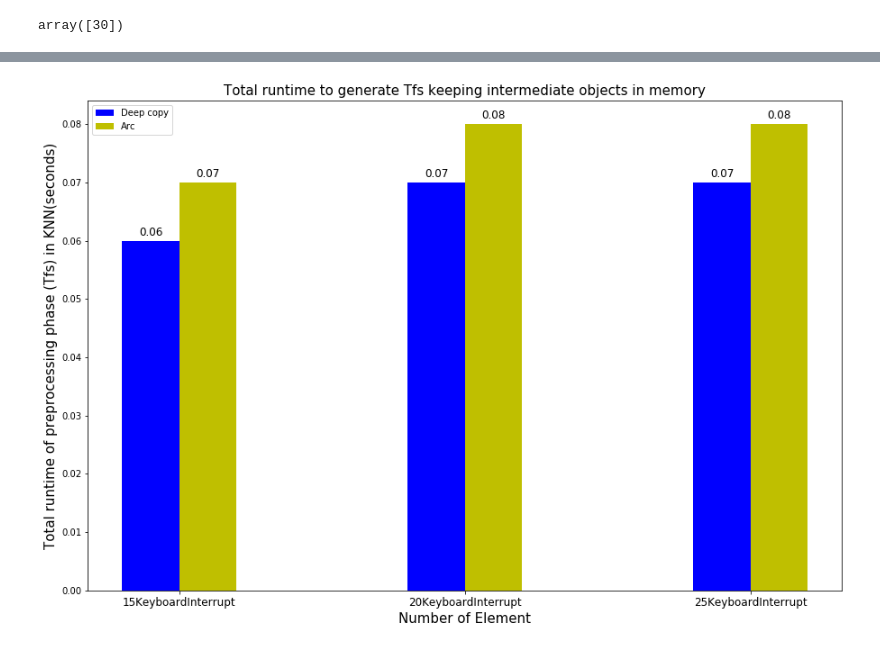
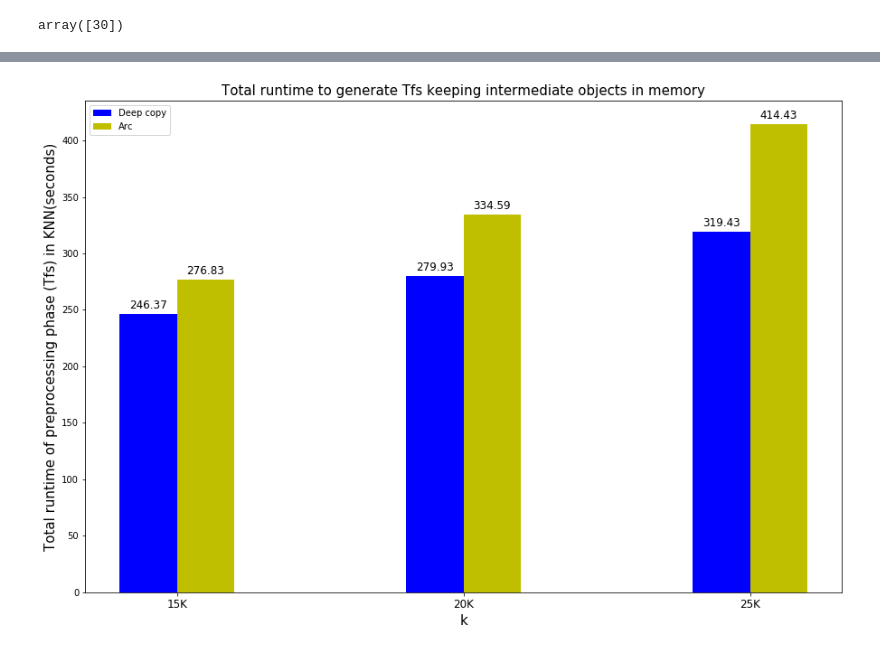
Before and after one commit to ShinsakuOkazaki/master-thesis, a Jupyter notebook: project/rust_knn_streaming/analysis/runtime_analysis.ipynb, the cells around one changed output, grey strips where cells are left out. Cells and saved outputs as stored; diff of their text form; code cells hidden in the pictures.

```diff
--- a/project/rust_knn_streaming/analysis/runtime_analysis.ipynb
+++ b/project/rust_knn_streaming/analysis/runtime_analysis.ipynb
@@ -76,8 +73,10 @@ array([30])
 # %%
 # method & n_batch & k -> total, preprocess_time, query_time, mean(total), mean(preprocess), mean(queer)
 # %%
+load_cols = ["load_time" + str(i) for i in range(8)]
 preprocess_cols = ["preprocess_time" + str(i) for i in range(8)]
 query_cols = ["query_time" + str(i) for i in range(8)]
+combine_cols = ["combine_time" + str(i) for i in range(8)]
 total_col = ["total"]
 
-agg_v = df.groupby(["method", "strategy","n_batch", "k", "n_neighbors"])[preprocess_cols + query_cols + total_col]
+agg_v = df.groupby(["method", "strategy","n_batch", "k", "n_neighbors"])[load_cols + preprocess_cols + query_cols + combine_cols + total_col]
@@ -132,7 +133,7 @@ m_query
 # %%
 # n_neighbors does not have impact to runtime performance
 # %%
-agg_v = df.groupby(["method", "strategy", "n_batch", "k"])[preprocess_cols + query_cols + total_col]
+agg_v = df.groupby(["method", "strategy", "n_batch", "k"])[load_cols + preprocess_cols + query_cols + combine_cols + total_col]
 # %%
 agg_mean = agg_v.mean()
 # %%
@@ -206,5 +201,10 @@ array([66262.8, 71419.8, 76709.6, 72654.8, 80112.8, 78848.8, 76301.6,
+# %%
+agg_mean['load_total'] = agg_mean[load_cols].apply(np.sum, axis = 1)
+agg_mean['preprocess_total'] = agg_mean[preprocess_cols].apply(np.sum, axis = 1)
+agg_mean['query_total'] = agg_mean[query_cols].apply(np.sum, axis = 1)
+agg_mean['combine_total'] = agg_mean[combine_cols].apply(np.sum, axis = 1)
 # %%
-agg_total = agg_mean[["method", "strategy", "n_batch", "k", 'preprocess_total', 'query_total', 'total']]
+agg_total = agg_mean[["method", "strategy", "n_batch", "k", 'load_total', 'preprocess_total', 'query_total', 'combine_total', 'total']]
 # %%
 agg_total
 # %% [output]
@@ -238,22 +238,22 @@ def autolabel(rects, ax):
 # %%
 deepcopy = agg_total[(agg_total["method"] == '"deepcopy"') & (agg_total["strategy"] == 1) & (agg_total["n_batch"] == 3)]
 arc = agg_total[(agg_total["method"] == '"arc"') & (agg_total["strategy"] == 1) & (agg_total["n_batch"] == 3)]
 fig, ax = plt.subplots(figsize = (15, 10))
 w = 0.2
 idx = np.arange(agg_total['k'].nunique())
-b1 = ax.bar(idx - w / 2, round(deepcopy["preprocess_total"] / 1000000, 2), width = w, color ='b', align = 'center')
-b2 = ax.bar(idx + w / 2, round(arc["preprocess_total"] / 1000000, 2), width = w, color ='y', align = 'center')
+b1 = ax.bar(idx - w / 2, round(deepcopy["preprocess_total"] / 1000, 2), width = w, color ='b', align = 'center')
+b2 = ax.bar(idx + w / 2, round(arc["preprocess_total"] / 1000, 2), width = w, color ='y', align = 'center')
 label = np.sort(agg_total['k'].unique())
 ax.set_xticks(idx)
-ax.set_xticklabels([str(int(n)) + "KeyboardInterrupt" for n in (label / 1000)], fontsize = 12)
-ax.set_xlabel("Number of Element", fontsize = 15)
+ax.set_xticklabels([str(int(n)) + "K" for n in (label / 1000)], fontsize = 12)
+ax.set_xlabel("k", fontsize = 15)
 ax.set_ylabel("Total runtime of preprocessing phase (Tfs) in KNN(seconds)", fontsize = 15)
 ax.set_title("Total runtime to generate Tfs keeping intermediate objects in memory", fontsize = 15)
 autolabel(b1, ax)
 autolabel(b2, ax)
 ax.legend((b1, b2), ("Deep copy", "Arc"))
 ##ax.set_yscale('log')
 #fig.savefig("rust_tree_aggregate.eps")
 plt.show()
 # %% [output]
-[figure, old version]
+[figure, new version]
```
Also changed, not shown: parts of 31 cells of this notebook, 3 other files.
